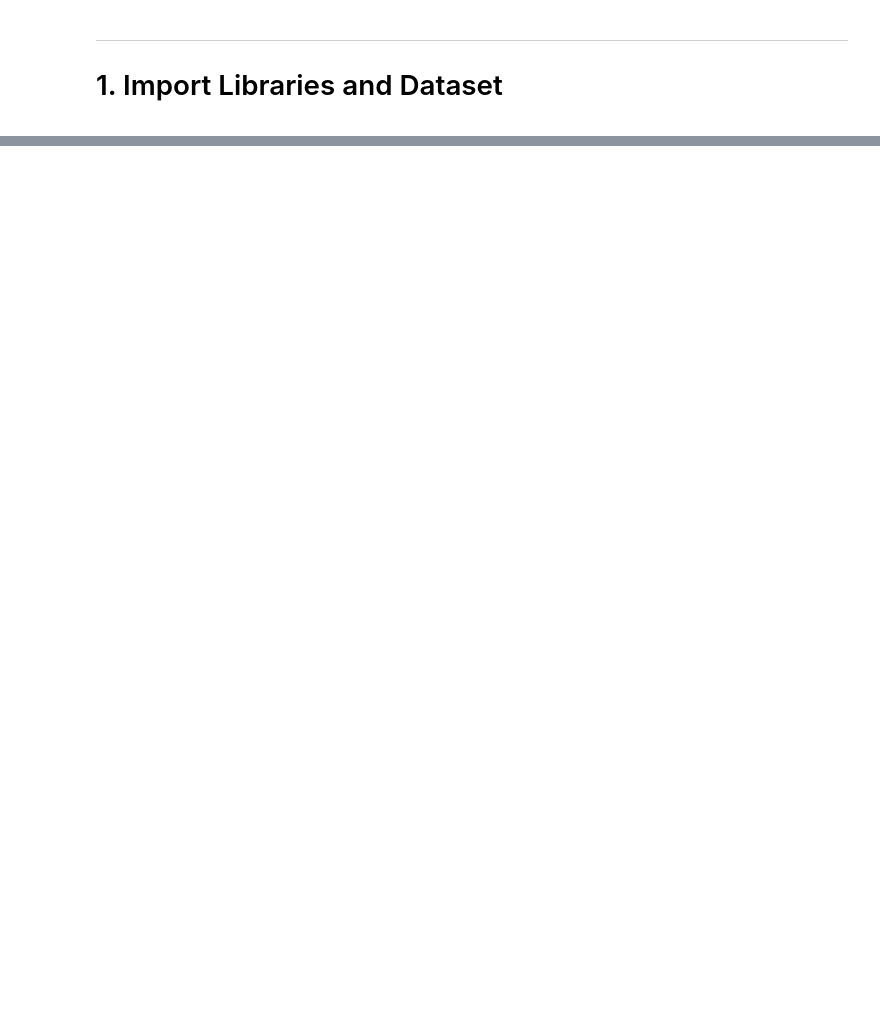
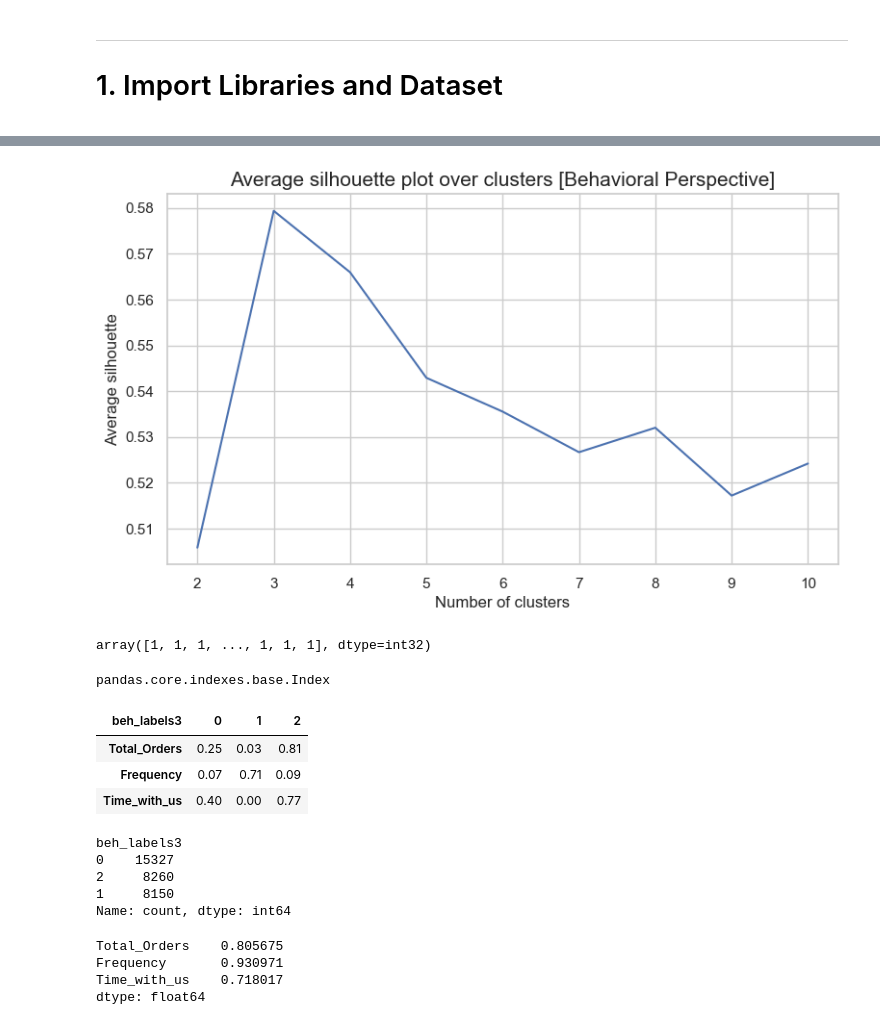
Before and after one commit to merkury00/DataMiningProject2425, a Jupyter notebook: CLUSTERING.ipynb, the cells around one changed output, grey strips where cells are left out. Drawn from its saved outputs; the diff is of its cells as text; code cells hidden in the pictures; blank space fills up the shorter version.

```diff
--- a/CLUSTERING.ipynb
+++ b/CLUSTERING.ipynb
@@ -209,0 +373,57 @@ plt.show()
+# %%
+# The average silhouette plot
+# The inertia plot
+sns.set_style("whitegrid")
+plt.figure(figsize=(9,5))
+plt.plot(range_clusters[1:], ## Plot X-axis; Why range_clusters[1:] ? Remember we skipped k=1 in the cell above
+         avg_silhouette)     ## Plot Y-axis
+
+plt.ylabel("Average silhouette")
+plt.xlabel("Number of clusters")
+plt.title("Average silhouette plot over clusters [Behavioral Perspective]", size=15)
+plt.show()
+# %% [output]
+[figure, added]
+# %%
+number_clusters = 3
+kmclust = KMeans(n_clusters=number_clusters, init='k-means++', n_init=50, random_state=202)
+km3_labels1 = kmclust.fit_predict(df_beh)
+km3_labels1
+# %% [output]
+array([1, 1, 1, ..., 1, 1, 1], dtype=int32)
+# %%
+type(df.columns)
+# %% [output]
+pandas.core.indexes.base.Index
+# %%
+# Characterizing the final clusters
+df_concat = pd.concat((df, pd.Series(km3_labels1, name='beh_labels3', index=df.index)), axis=1)
+cluster_means = df_concat.groupby('beh_labels3').mean()[behavior_features].T
+cluster_means.style.format(precision=2).background_gradient(axis=1, cmap='viridis')
+# %% [output]
+| beh_labels3 | 0 | 1 | 2 |
+| Total_Orders | 0.25 | 0.03 | 0.81 |
+| Frequency | 0.07 | 0.71 | 0.09 |
+| Time_with_us | 0.40 | 0.00 | 0.77 |
+# %%
+# check how many observations in each cluster
+df_concat['beh_labels3'].value_counts()
+# %% [output]
+beh_labels3
+0    15327
+2     8260
+1     8150
+Name: count, dtype: int64
+# %%
+label_column = df_concat['beh_labels3']  # Adjust this to your label column name
+
+# Compute R² for each variable and drop the label column
+r2_result = r2_variables(df_beh, label_column)
+
+# Display or return R² results
+print(r2_result)
+# %% [output]
+Total_Orders    0.805675
+Frequency       0.930971
+Time_with_us    0.718017
+dtype: float64
```
Also changed, not shown: parts of 80 cells of this notebook, 8 other files.
